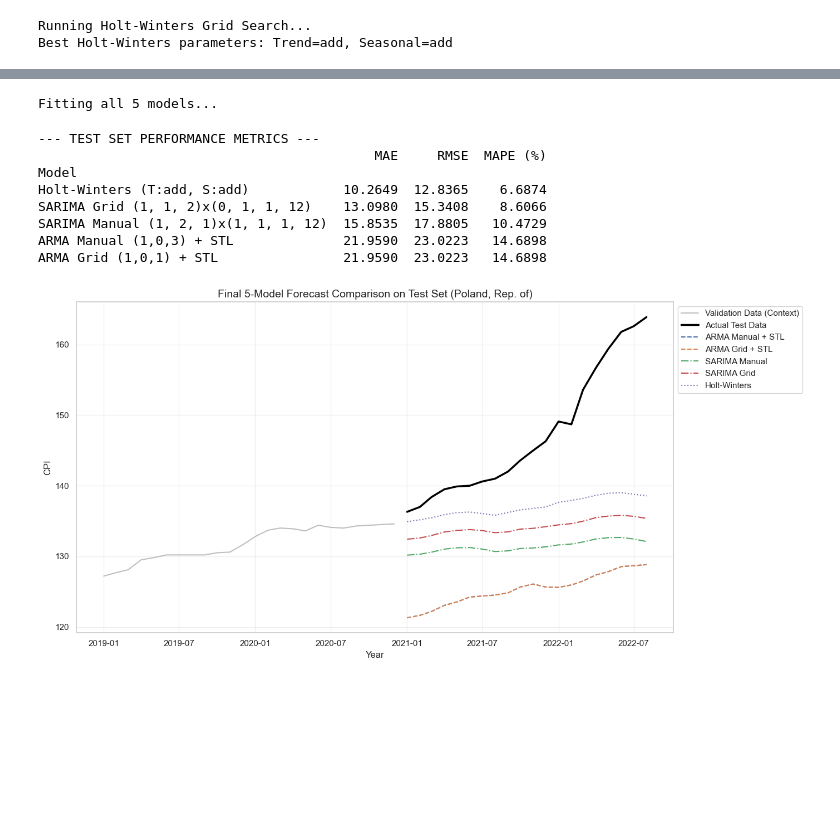
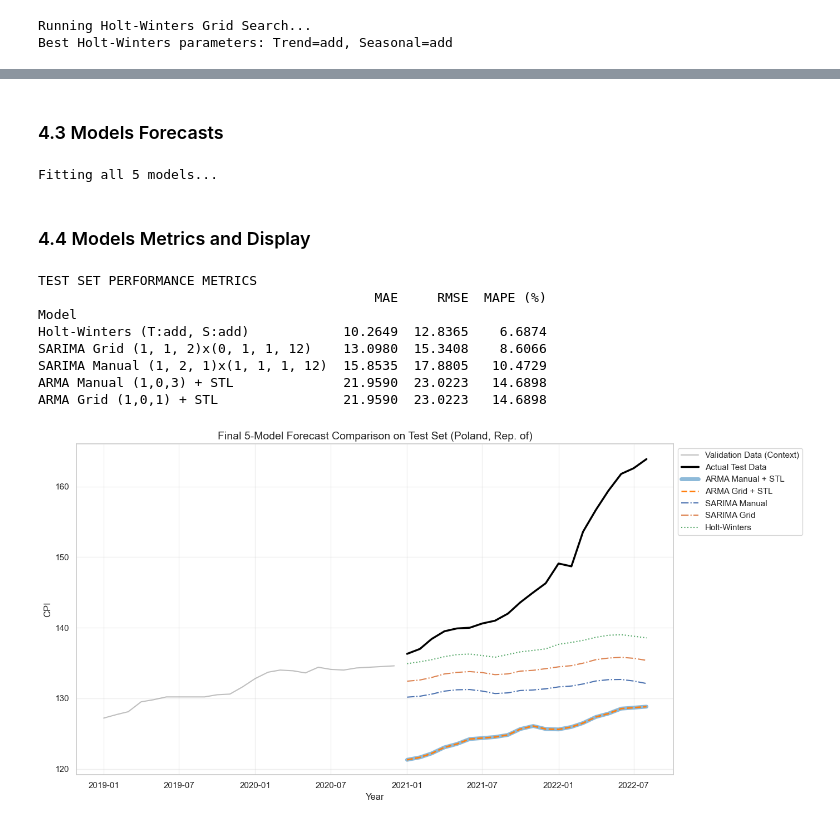
Before and after one commit to Pedr0S22/price-tagging-cpi, a Jupyter notebook: cpi-tagging.ipynb, the cells around one changed output, grey strips where cells are left out. Cells and saved outputs as stored; diff of their text form; code cells hidden in the pictures; blank space fills up the shorter version.

```diff
--- a/cpi-tagging.ipynb
+++ b/cpi-tagging.ipynb
@@ -580,4 +590,6 @@ def reconstruct_forecast(arma_model, start_date, end_date, steps, hist_trend, hi
 
     # 3. Recombine: Trend + Seasonal + Residual
     return pd.Series(trend_pred + seas_pred + resid_pred.values, index=resid_pred.index)
+# %% [markdown]
+### 4.3 Models Forecasts
 # %%
@@ -614,12 +625,11 @@ pred_sarima_grid = sarima_grid.predict(start=test.index[0], end=test.index[-1])
 pred_hw = hw_best.predict(start=test.index[0], end=test.index[-1])
 # %% [output]
 Fitting all 5 models...
+# %% [markdown]
+### 4.4 Models Metrics and Display
 # %%
 warnings.filterwarnings("ignore")
 
-# =====================================================================
-# 6. CALCULATE & DISPLAY METRICS
-# =====================================================================
 def get_metrics(y_true, y_pred, name):
     mae = mean_absolute_error(y_true, y_pred)
     rmse = np.sqrt(mean_squared_error(y_true, y_pred))
@@ -635,10 +645,10 @@ metrics_list = [
 ]
 
 metrics_df = pd.DataFrame(metrics_list).set_index("Model").sort_values(by="RMSE")
-print("--- TEST SET PERFORMANCE METRICS ---")
+print("TEST SET PERFORMANCE METRICS")
 print(metrics_df.round(4))
 # %% [output]
---- TEST SET PERFORMANCE METRICS ---
+TEST SET PERFORMANCE METRICS
                                            MAE     RMSE  MAPE (%)
 Model
 Holt-Winters (T:add, S:add)            10.2649  12.8365    6.6874
@@ -647,28 +657,30 @@ SARIMA Manual (1, 2, 1)x(1, 1, 1, 12)  15.8535  17.8805   10.4729
 ARMA Manual (1,0,3) + STL              21.9590  23.0223   14.6898
 ARMA Grid (1,0,1) + STL                21.9590  23.0223   14.6898
 # %%
-# =====================================================================
-# 7. FINAL FORECAST PLOT
-# =====================================================================
+# Forecastis Display
+
 plt.figure(figsize=(14, 7))
 
 # Plot historical context (last 2 years of validation to keep chart zoomed in)
 plt.plot(val.iloc[-24:], label="Validation Data (Context)", color='gray', alpha=0.5)
 plt.plot(test, label="Actual Test Data", color='black', linewidth=2.5)
 
 # Plot Forecasts
-plt.plot(pred_arma_man, label="ARMA Manual + STL", linestyle='--')
-plt.plot(pred_arma_grid, label="ARMA Grid + STL", linestyle='--')
+
+plt.plot(pred_arma_man, label="ARMA Manual + STL", color='tab:blue', linewidth=5, alpha=0.5)
+plt.plot(pred_arma_grid, label="ARMA Grid + STL", color='tab:orange', linestyle='--', linewidth=2)
+
 plt.plot(pred_sarima_man, label="SARIMA Manual", linestyle='-.')
 plt.plot(pred_sarima_grid, label="SARIMA Grid", linestyle='-.')
+
 plt.plot(pred_hw, label="Holt-Winters", linestyle=':')
 
 plt.title(f"Final 5-Model Forecast Comparison on Test Set ({primary_country})", fontsize=14)
 plt.xlabel("Year")
 plt.ylabel("CPI")
 plt.legend(loc='upper left', bbox_to_anchor=(1, 1)) # Puts legend outside chart
 plt.grid(True, alpha=0.3)
 plt.tight_layout()
 plt.show()
 # %% [output]
-[figure, old version]
+[figure, new version]
```
Also changed, not shown: parts of 38 cells of this notebook.
